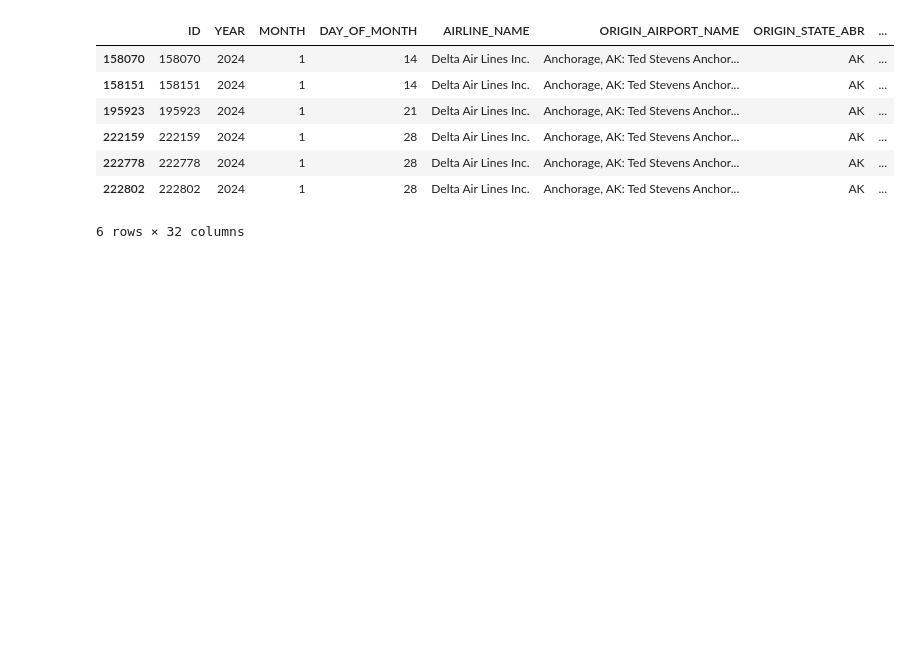
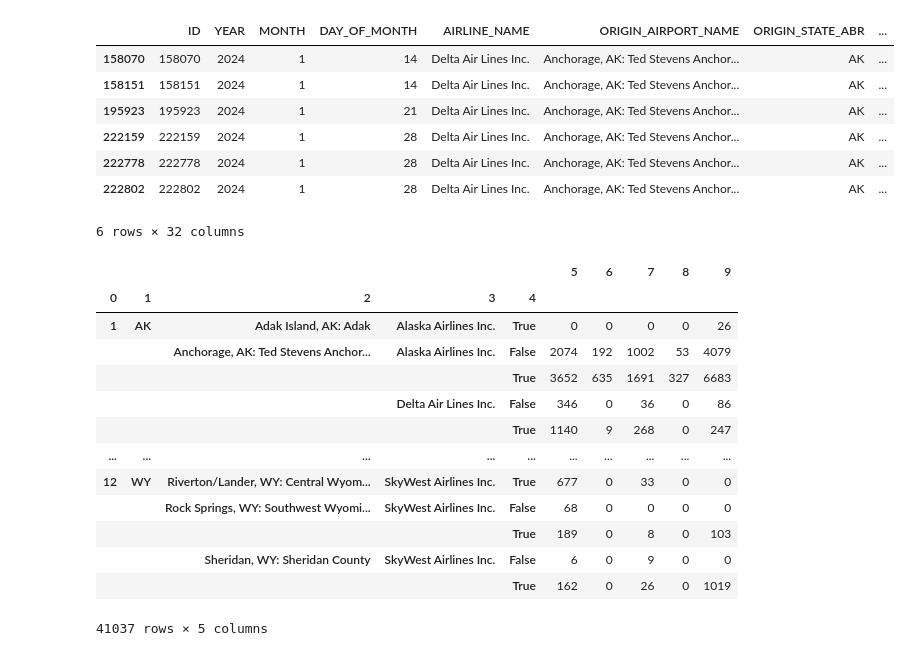
Before and after one commit to ykamoji/airport-delay-analysis, a Jupyter notebook: analyse.ipynb, the cells around one changed output. Drawn from its saved outputs; the diff is of its cells as text; code cells hidden in the pictures; blank space fills up the shorter version.

```diff
--- a/analyse.ipynb
+++ b/analyse.ipynb
@@ -234,0 +231,21 @@ df[(df['ORIGIN_STATE_ABR'] == 'AK') & (df['ORIGIN_AIRPORT_NAME'] == 'Anchorage,
+# %%
+condensed_dest_df = df[['MONTH', 'DEST_STATE_ABR','DEST_AIRPORT_NAME','AIRLINE_NAME', 'IS_WEEKDAY']+DELAYS]
+condensed_dest_df.columns = list(map(str, range(10)))
+condensed_dest_df = condensed_dest_df.groupby(list(map(str, range(5))))[list(map(str, range(5, 10)))].agg(['sum'])
+condensed_dest_df.columns = condensed_dest_df.columns.get_level_values(0)
+condensed_dest_df
+# %% [output]
+|  |  |  |  |  | 5 | 6 | 7 | 8 | 9 |
+| 0 | 1 | 2 | 3 | 4 |  |  |  |  |  |
+| 1 | AK | Adak Island, AK: Adak | Alaska Airlines Inc. | True | 0 | 0 | 0 | 0 | 26 |
+|  |  | Anchorage, AK: Ted Stevens Anchor... | Alaska Airlines Inc. | False | 2074 | 192 | 1002 | 53 | 4079 |
+|  |  |  |  | True | 3652 | 635 | 1691 | 327 | 6683 |
+|  |  |  | Delta Air Lines Inc. | False | 346 | 0 | 36 | 0 | 86 |
+|  |  |  |  | True | 1140 | 9 | 268 | 0 | 247 |
+| ... | ... | ... | ... | ... | ... | ... | ... | ... | ... |
+| 12 | WY | Riverton/Lander, WY: Central Wyom... | SkyWest Airlines Inc. | True | 677 | 0 | 33 | 0 | 0 |
+|  |  | Rock Springs, WY: Southwest Wyomi... | SkyWest Airlines Inc. | False | 68 | 0 | 0 | 0 | 0 |
+|  |  |  |  | True | 189 | 0 | 8 | 0 | 103 |
+|  |  | Sheridan, WY: Sheridan County | SkyWest Airlines Inc. | False | 6 | 0 | 9 | 0 | 0 |
+|  |  |  |  | True | 162 | 0 | 26 | 0 | 1019 |
+41037 rows × 5 columns
```
Also changed, not shown: parts of 3 cells of this notebook, 1 other file.
